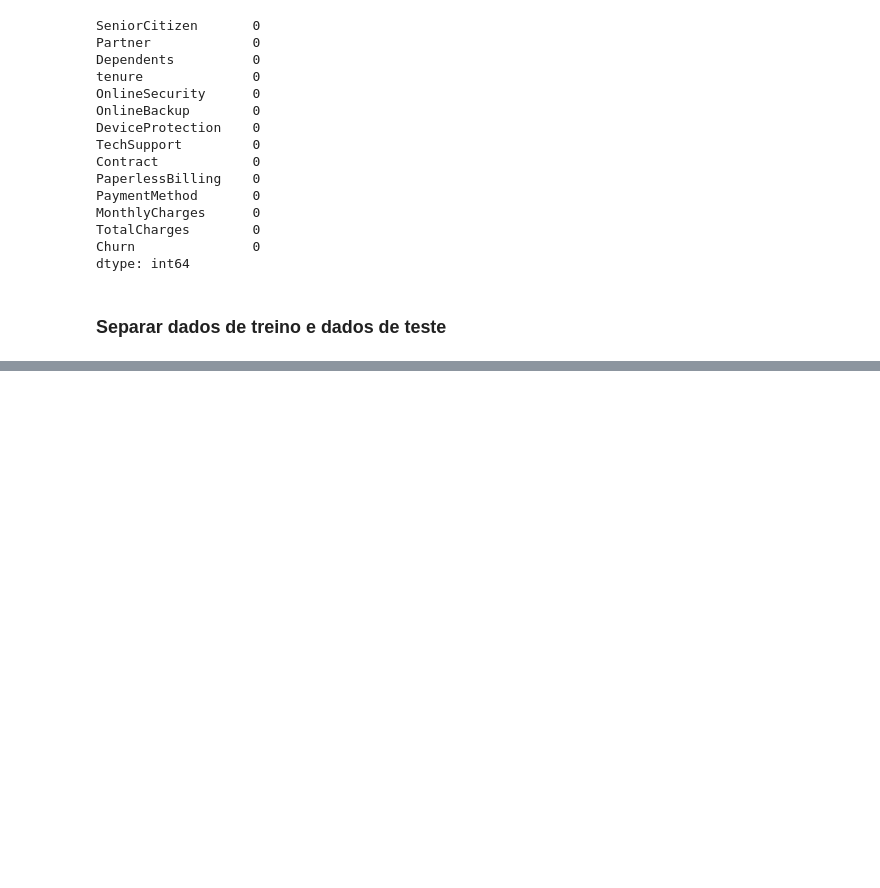
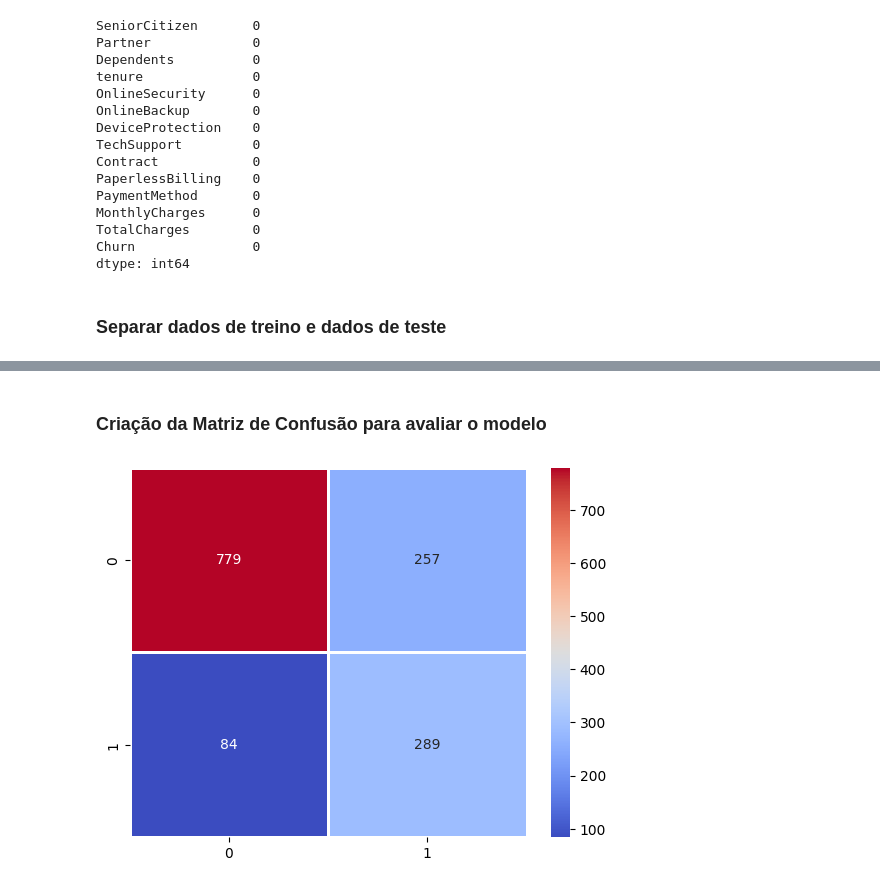
Before and after one commit to vinicius-mattoso/churn_project, a Jupyter notebook: ChurnModel.ipynb, the cells around one changed output, grey strips where cells are left out. Drawn from its saved outputs; the diff is of its cells as text; code cells hidden in the pictures; blank space fills up the shorter version.

```diff
--- a/ChurnModel.ipynb
+++ b/ChurnModel.ipynb
@@ -203,0 +309,10 @@ print(accuracy_score(y_test, predictions))
+# %% [markdown]
+### Criação da Matriz de Confusão para avaliar o modelo
+# %%
+# Matriz de confusão
+cf_matrix = confusion_matrix(y_test, predictions)
+# Criando o heatmap
+sns.heatmap(cf_matrix, cmap='coolwarm', annot=True, linewidth=1, fmt='d')
+plt.show()
+# %% [output]
+[figure, added]
```
Also changed, not shown: parts of 21 cells of this notebook.
